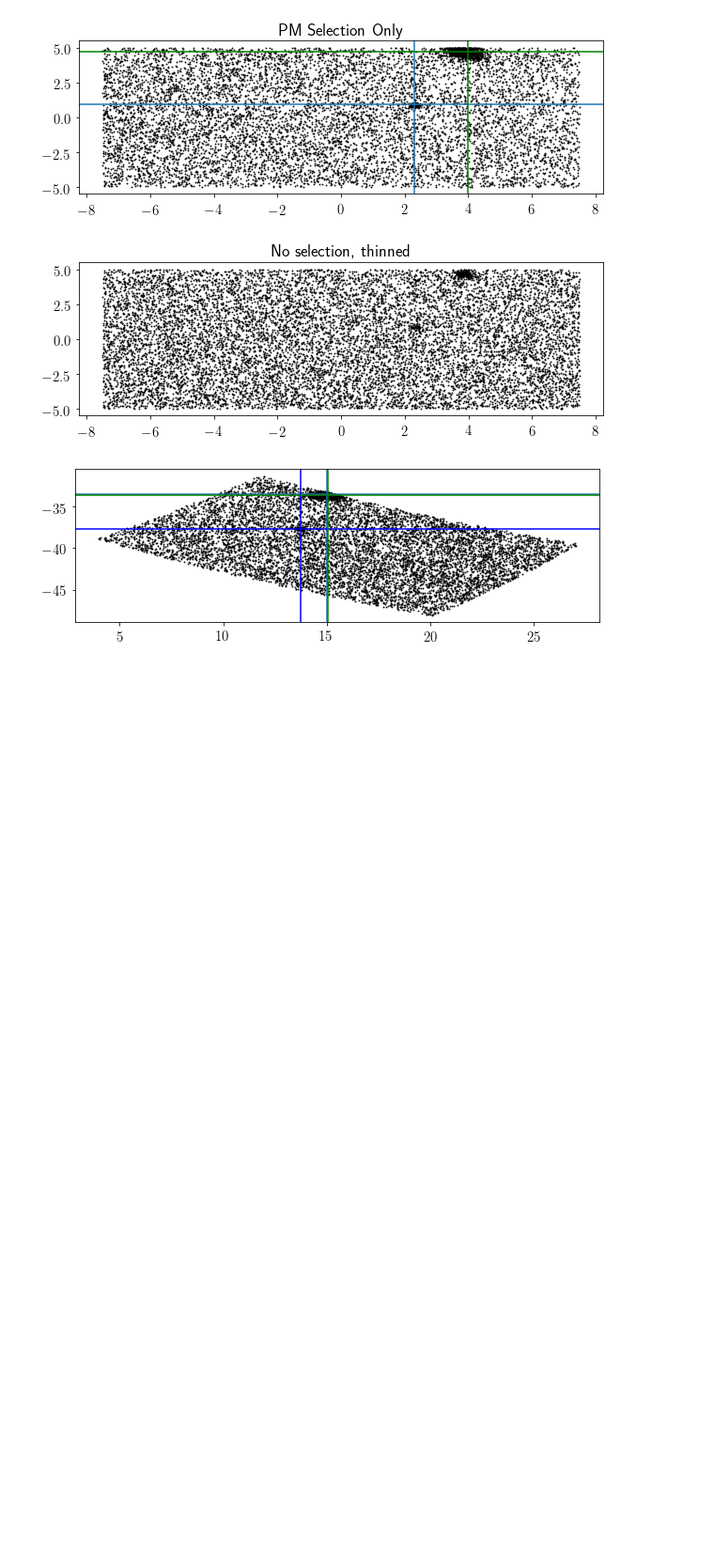
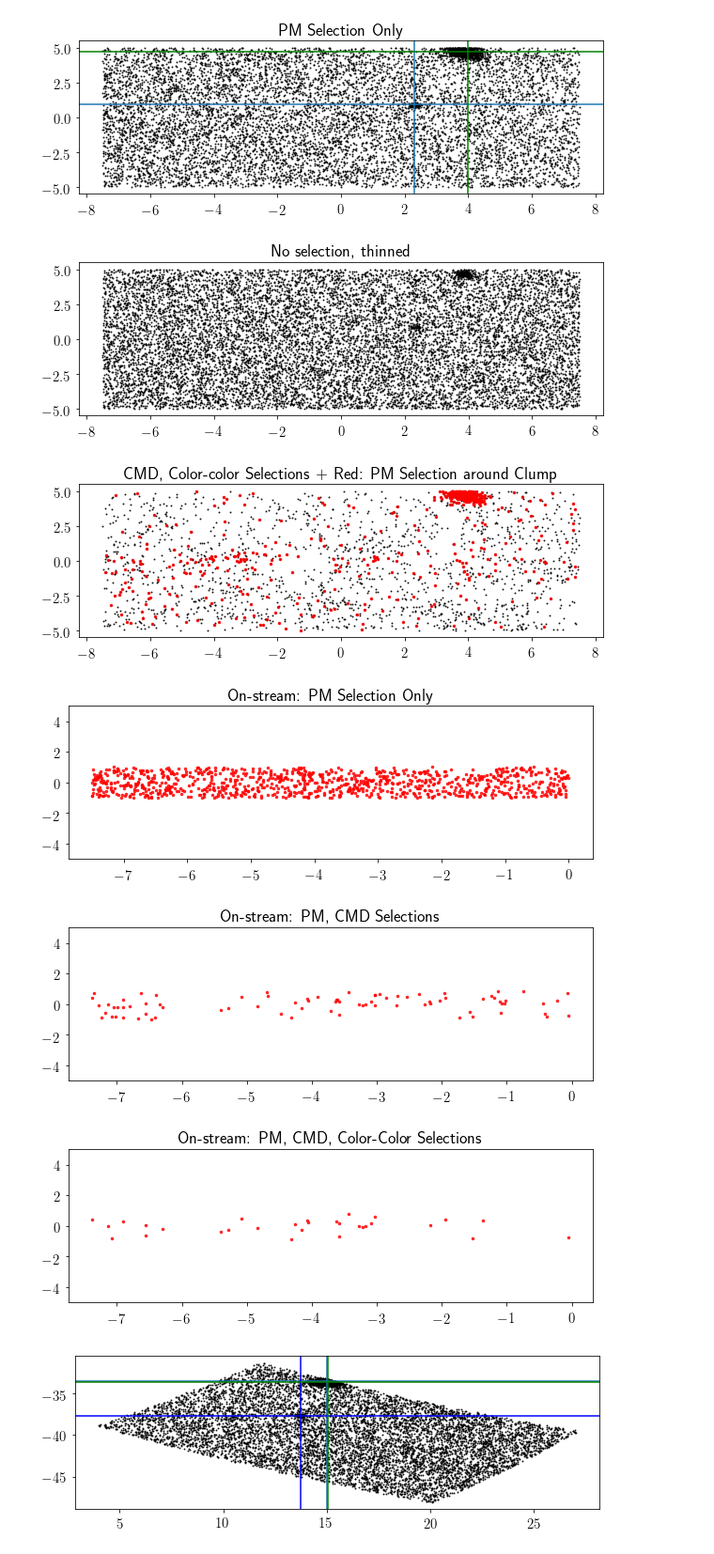
Before and after one commit to norashipp/shared_notebooks, a Jupyter notebook: Elqui.ipynb, the cells around one changed output. Shown at 94% size. Cells and saved outputs as stored; diff of their text form; code cells hidden in the pictures; blank space fills up the shorter version.

```diff
--- a/Elqui.ipynb
+++ b/Elqui.ipynb
@@ -654,6 +663,37 @@ plt.show()
 [figure]
 [figure]
 [figure]
+# %%
+# spatial plot with selections
+# on-stream: darkslateblue
+# off-stream: green
+
+plt.figure(figsize=(10,3))
+plt.plot(data['PHI1'][iso_cut1&ri_cut], data['PHI2'][iso_cut1&ri_cut], 'k.', ms=2, alpha=0.8)
+plt.plot(data['PHI1'][iso_cut1&ri_cut&pm_cut_clump], data['PHI2'][iso_cut1&ri_cut&pm_cut_clump], 'r.', ms=5, alpha=0.8)
+plt.title('CMD, Color-color Selections + Red: PM Selection around Clump')
+
+plt.figure(figsize=(10,3))
+plt.plot(data['PHI1'][pm_cut_clump_tight&on_stream], data['PHI2'][pm_cut_clump_tight&on_stream], 'r.', ms=5, alpha=0.8)
+plt.title('On-stream: PM Selection Only')
+plt.ylim(-5,5)
+
+plt.figure(figsize=(10,3))
+plt.plot(data['PHI1'][pm_cut_clump_tight&on_stream&iso_cut1], data['PHI2'][pm_cut_clump_tight&on_stream&iso_cut1], 'r.', ms=5, alpha=0.8)
+plt.title('On-stream: PM, CMD Selections')
+plt.ylim(-5,5)
+
+plt.figure(figsize=(10,3))
+plt.plot(data['PHI1'][pm_cut_clump_tight&on_stream&iso_cut1&ri_cut], data['PHI2'][pm_cut_clump_tight&on_stream&iso_cut1&ri_cut], 'r.', ms=5, alpha=0.8)
+plt.title('On-stream: PM, CMD, Color-Color Selections')
+plt.ylim(-5,5)
+
+plt.show()
+# %% [output]
+[figure, added]
+[figure, added]
+[figure, added]
+[figure, added]
 # %%
 plt.figure(figsize=(10,3))
 plt.plot(data['RA'][pm_cut_clump_tight], data['DEC'][pm_cut_clump_tight], 'k.', ms=2, alpha=0.8)
```
Also changed, not shown: parts of 4 cells of this notebook.
